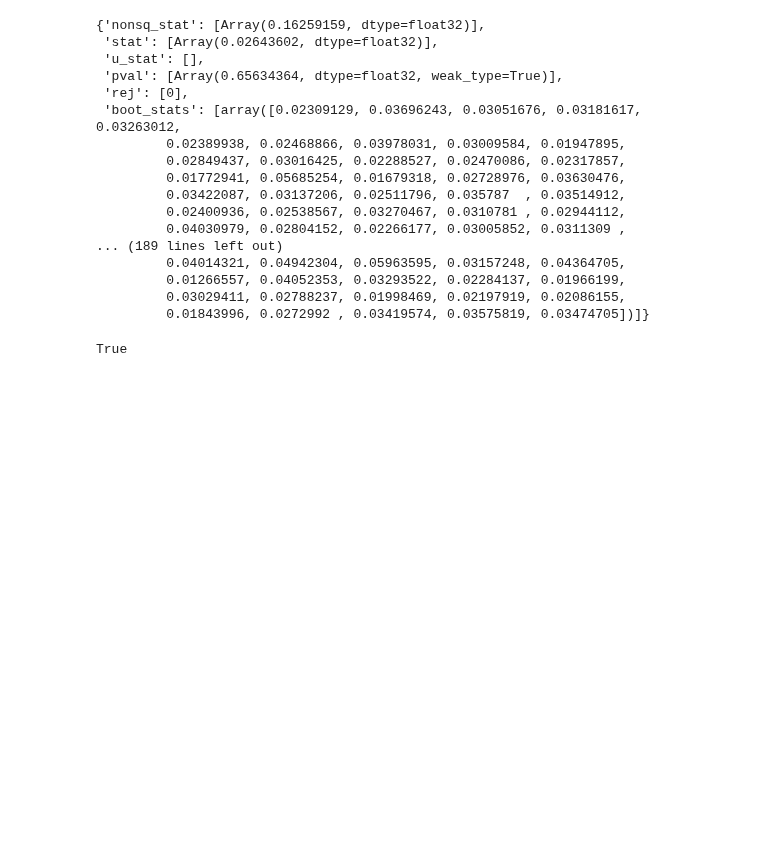
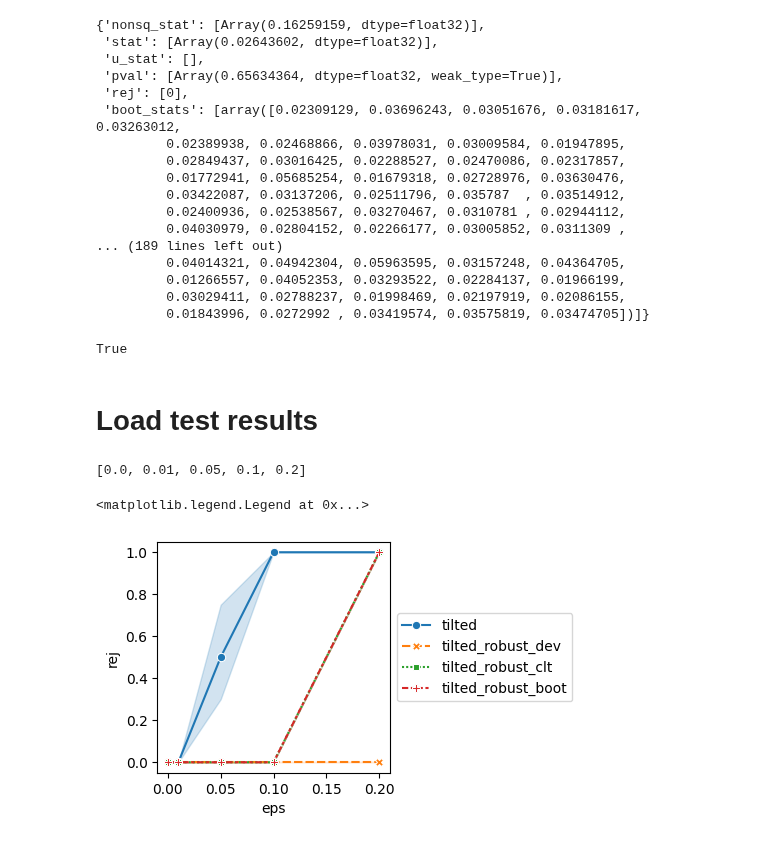
Before and after one commit to XingLLiu/robust-kernel-test, a Jupyter notebook: notebooks/EFM.ipynb, the cells around one changed output. Saved outputs shown, nothing was run; the diff lists cells and outputs as text; code cells hidden in the pictures; blank space fills up the shorter version.

```diff
--- a/notebooks/EFM.ipynb
+++ b/notebooks/EFM.ipynb
@@ -115,3 +115,36 @@ res["rbf"]
 np.allclose(score_res, jax.vmap(jax.grad(est_efm.log_unnormalised_density))(X))
 # %% [output]
 True
+# %% [markdown]
+# Load test results
+# %%
+res_stats = pickle.load(open("../data/efm/efm_stats_n500.pkl", "rb"))
+eps_ls = list(stats_res.keys())
+# %%
+eps_ls
+# %% [output]
+[0.0, 0.01, 0.05, 0.1, 0.2]
+# %%
+_, ax = plt.subplots(figsize=(3, 3))
+
+res_plot = res_stats
+method_list = ["tilted", "tilted_robust_dev", "tilted_robust_clt", "tilted_robust_boot"]
+
+plot_df = {"eps": [], "nonsq_stat": [], "nonsq_u_stat": [], "method": [], "rej": []}
+for eps in eps_ls:
+    rr = res_plot[eps]["tilted"]["nonsq_stat"]
+    for m in method_list:
+        plot_df["nonsq_stat"] = plot_df["nonsq_stat"] + np.array(rr).tolist()
+        plot_df["nonsq_u_stat"] = plot_df["nonsq_u_stat"] + (np.array(rr)**0.5).tolist()
+        plot_df["eps"] = plot_df["eps"] + [eps] * len(rr)
+
+        plot_df["rej"] = plot_df["rej"] + res_plot[eps][m]["rej"]
+        plot_df["method"] = plot_df["method"] + [m] * len(rr)
+
+plot_df = pd.DataFrame(plot_df)
+
+_ = sns.lineplot(ax=ax, data=plot_df, x="eps", y="rej", hue="method", style="method", markers=True)
+ax.legend(loc="center left", bbox_to_anchor=(1, 0.5))
+# %% [output]
+<matplotlib.legend.Legend at 0x...>
+[figure, added]
```
Also changed, not shown: parts of 1 cell of this notebook, 16 other files.
